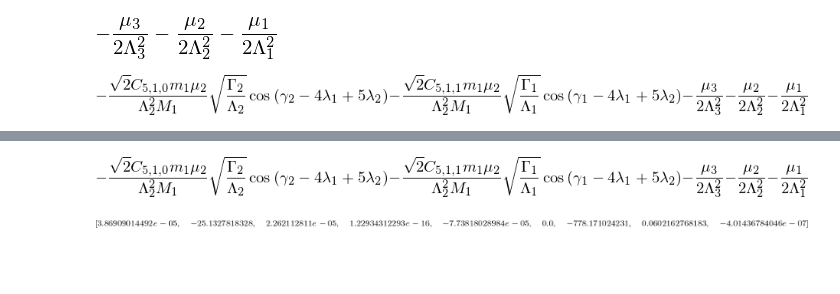
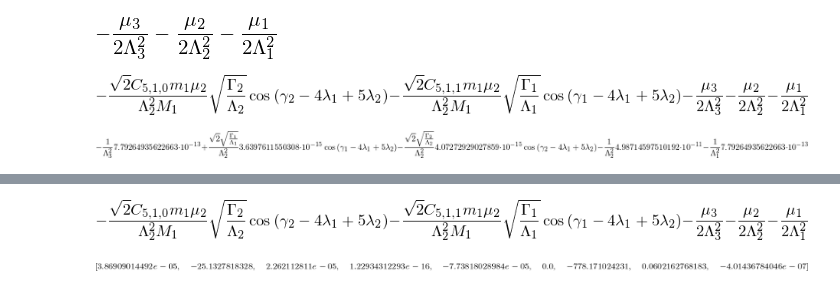
Before and after one commit to shadden/celmech, a Jupyter notebook: HamiltonianPoincare.ipynb, the cells around one changed output, grey strips where cells are left out. Saved outputs shown, nothing was run; the diff lists cells and outputs as text; code cells hidden in the pictures; blank space fills up the shorter version.

```diff
--- a/HamiltonianPoincare.ipynb
+++ b/HamiltonianPoincare.ipynb
@@ -36,6 +36,10 @@ Hsim.add_all_resonance_subterms(1,2,j,k)
 Hsim.H
 # %% [output]
 [figure]
+# %%
+Hsim.NH
+# %% [output]
+[figure, added]
 # %%
 Norbits = 300
 Nout = 1000
```
Also changed, not shown: parts of 3 cells of this notebook, 4 other files.
